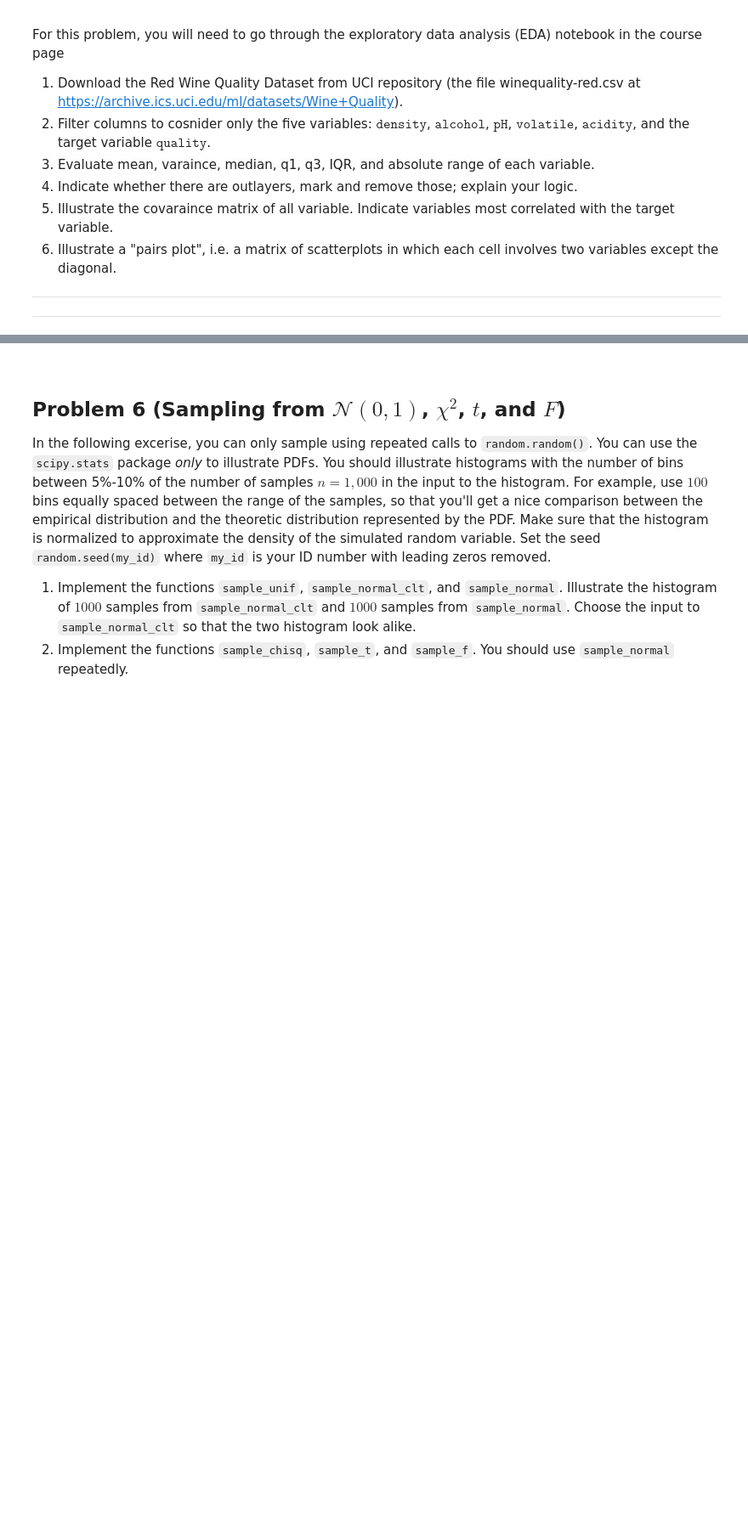
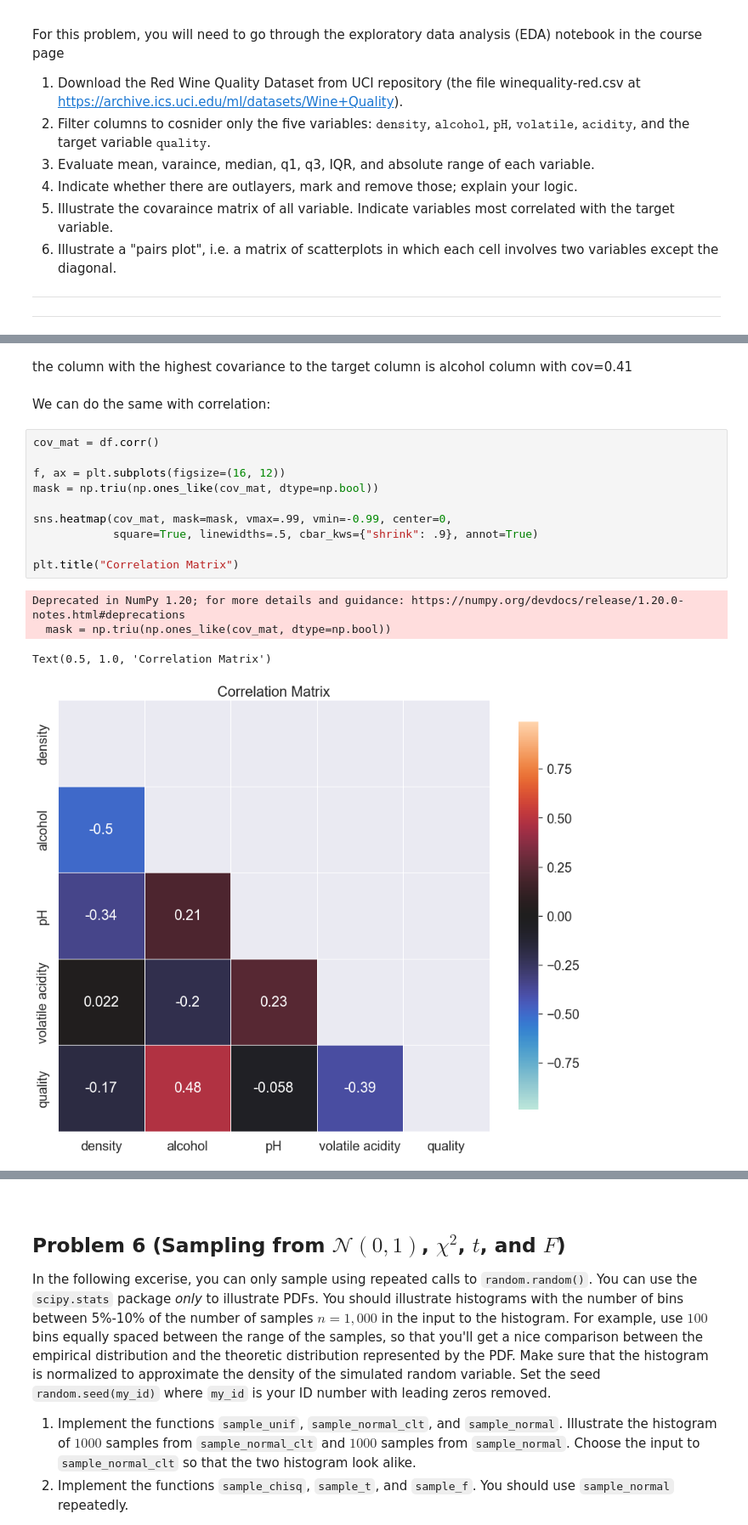
Before and after one commit to EyalMichaeli/IDC_masters, a Jupyter notebook: semester_2/stat/Eyal/section_2/hw1.ipynb, the cells around one changed output, grey strips where cells are left out. Shown at 85% size. Drawn from its saved outputs; the diff is of its cells as text; blank space fills up the shorter version.

```diff
--- a/semester_2/stat/Eyal/section_2/hw1.ipynb
+++ b/semester_2/stat/Eyal/section_2/hw1.ipynb
@@ -121,0 +290,19 @@ For this problem, you will need to go through the exploratory data analysis (EDA
+# %% [markdown]
+the column with the highest covariance to the target column is alcohol column with cov=0.41
+# %% [markdown]
+We can do the same with correlation:
+# %%
+cov_mat = df.corr()
+
+f, ax = plt.subplots(figsize=(16, 12))
+mask = np.triu(np.ones_like(cov_mat, dtype=np.bool))
+
+sns.heatmap(cov_mat, mask=mask, vmax=.99, vmin=-0.99, center=0,
+            square=True, linewidths=.5, cbar_kws={"shrink": .9}, annot=True)
+
+plt.title("Correlation Matrix")
+# %% [output]
+Deprecated in NumPy 1.20; for more details and guidance: https://numpy.org/devdocs/release/1.20.0-notes.html#deprecations
+  mask = np.triu(np.ones_like(cov_mat, dtype=np.bool))
+Text(0.5, 1.0, 'Correlation Matrix')
+[figure, added]
```
Also changed, not shown: parts of 73 cells of this notebook, 1 other file.
